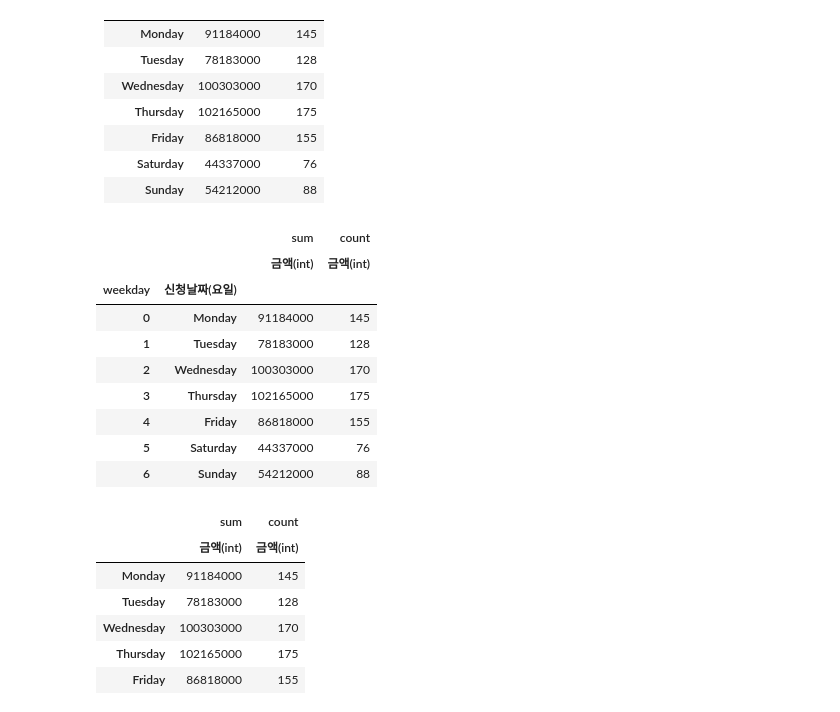
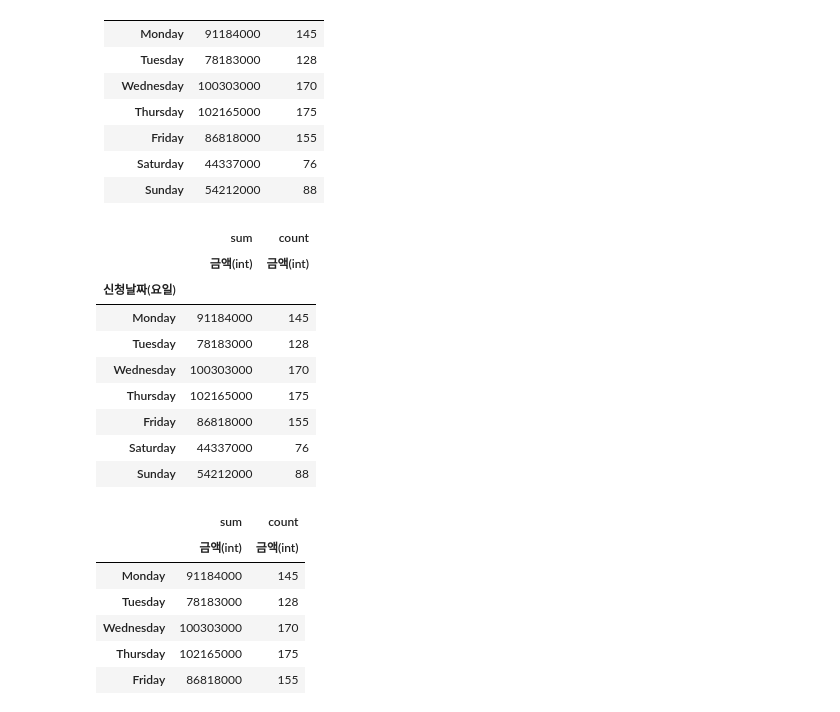
Before and after one commit to youmin817/DataScience_Analysis, a Jupyter notebook: Startup_dsschool_DataAnalysis.ipynb, the cells around one changed output. Drawn from its saved outputs; the diff is of its cells as text; code cells hidden in the pictures.

```diff
--- a/Startup_dsschool_DataAnalysis.ipynb
+++ b/Startup_dsschool_DataAnalysis.ipynb
@@ -844,15 +870,24 @@ df_payments["신청날짜(시)"] = df_payments["신청날짜"].dt.hour
 df_payments["신청날짜(시)"] = df_payments["신청날짜"].dt.hour
 df_payments["신청날짜(분)"] = df_payments["신청날짜"].dt.minute
 df_payments["신청날짜(초)"] = df_payments["신청날짜"].dt.second
-df_payments['weekday'] = df_payments["신청날짜"].dt.dayofweek
-df_payments["신청날짜(요일)"]= df_payments["신청날짜"].dt.dayofweek
-df_payments["신청날짜(요일)"].replace(week, inplace=True)
+df_payments["신청날짜(요일)"] = df_payments["신청날짜"].dt.day_name()
+# %%
+"""df_payments['weekday'] = df_payments["신청날짜"].dt.dayofweek
+df_payments["신청날짜(요일)"]= df_payments["신청날짜"].dt.dayofweek
+df_payments["신청날짜(요일)"].replace(week, inplace=True)"""
 # %%
-# Change it as int
+"""# Change it as int
 records = []
 for num in df_payments['금액']:
     record =num.split(",")
     records.append(''.join(record))
 
 df_payments["금액(int)"] = records
-df_payments["금액(int)"] = df_payments["금액(int)"].astype("int")
+df_payments["금액(int)"] = df_payments["금액(int)"].astype("int")"""
+# %%
+# 문자 자료형인 금액을 ,를 제거한 뒤 숫자 자료형(int)로 만들어주세요.
+# ,를 제거할 때, Series.str.replace() 함수를 사용할 수 있습니다.
+df_payments['금액(int)'] = df_payments['금액'].str.replace(',', '').astype(int)
+
+print(df_payments.dtypes)
+df_payments[["금액", "금액(int)"]].head()
@@ -932,16 +991,18 @@ DS School에서 주로 사용하고 있는 마케팅 채널인 페이스북은
   </tbody>
 </table>
 # %%
-pd.pivot_table(df_payments, index=['weekday',"신청날짜(요일)"], values = "금액(int)",  aggfunc=['sum','count'])
+weekday = ["Monday","Tuesday", "Wednesday","Thursday", "Friday", "Saturday","Sunday"]
+df_weekday = pd.pivot_table(df_payments, index="신청날짜(요일)", values = "금액(int)",  aggfunc=['sum','count'])
+df_weekday.loc[weekday]
 # %% [output]
-|  |  | sum | count |
-|  |  | 금액(int) | 금액(int) |
-| weekday | 신청날짜(요일) |  |  |
-| 0 | Monday | 91184000 | 145 |
-| 1 | Tuesday | 78183000 | 128 |
-| 2 | Wednesday | 100303000 | 170 |
-| 3 | Thursday | 102165000 | 175 |
-| 4 | Friday | 86818000 | 155 |
-| 5 | Saturday | 44337000 | 76 |
-| 6 | Sunday | 54212000 | 88 |
+|  | sum | count |
+|  | 금액(int) | 금액(int) |
+| 신청날짜(요일) |  |  |
+| Monday | 91184000 | 145 |
+| Tuesday | 78183000 | 128 |
+| Wednesday | 100303000 | 170 |
+| Thursday | 102165000 | 175 |
+| Friday | 86818000 | 155 |
+| Saturday | 44337000 | 76 |
+| Sunday | 54212000 | 88 |
 # %%
```
Also changed, not shown: parts of 50 cells of this notebook.
